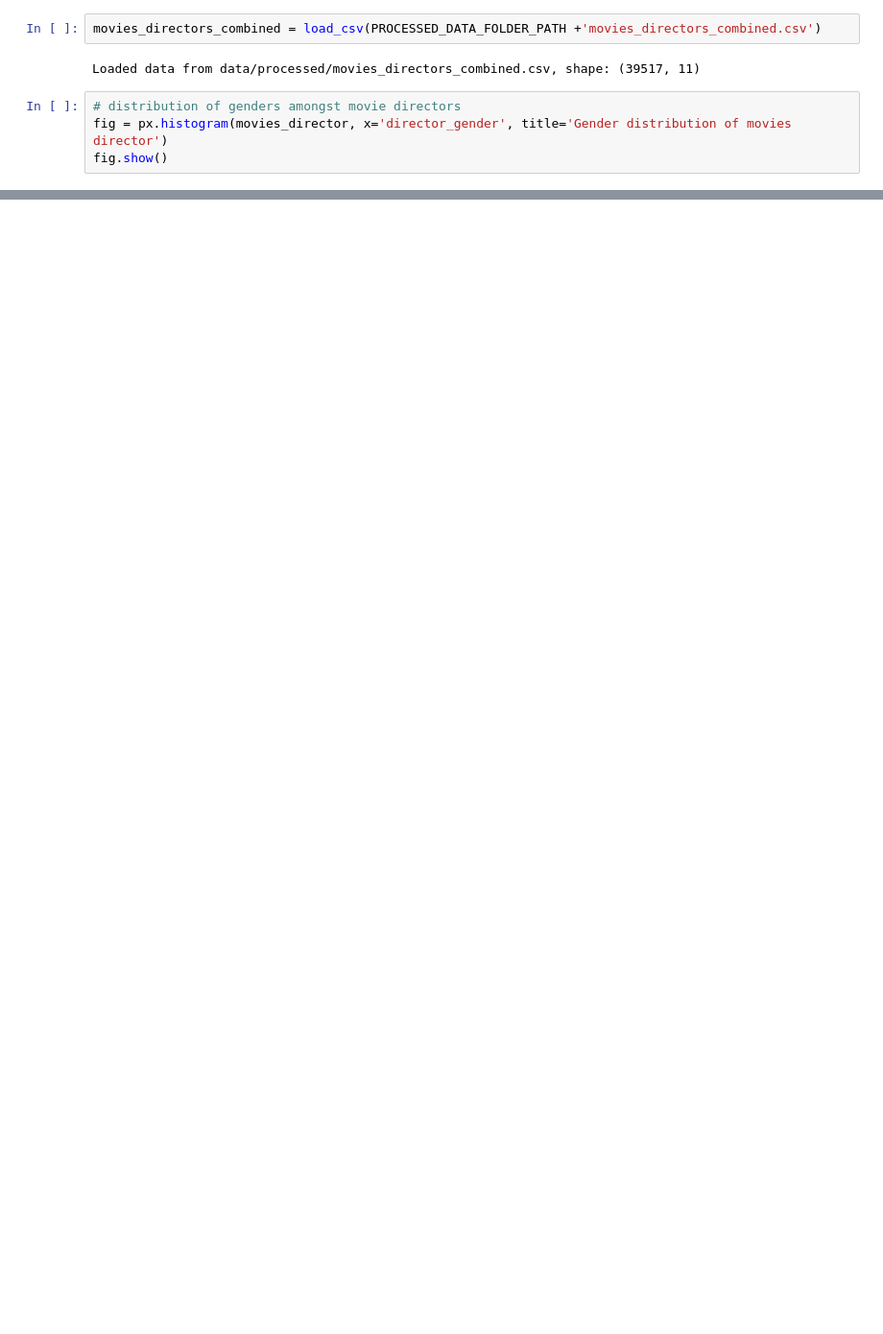
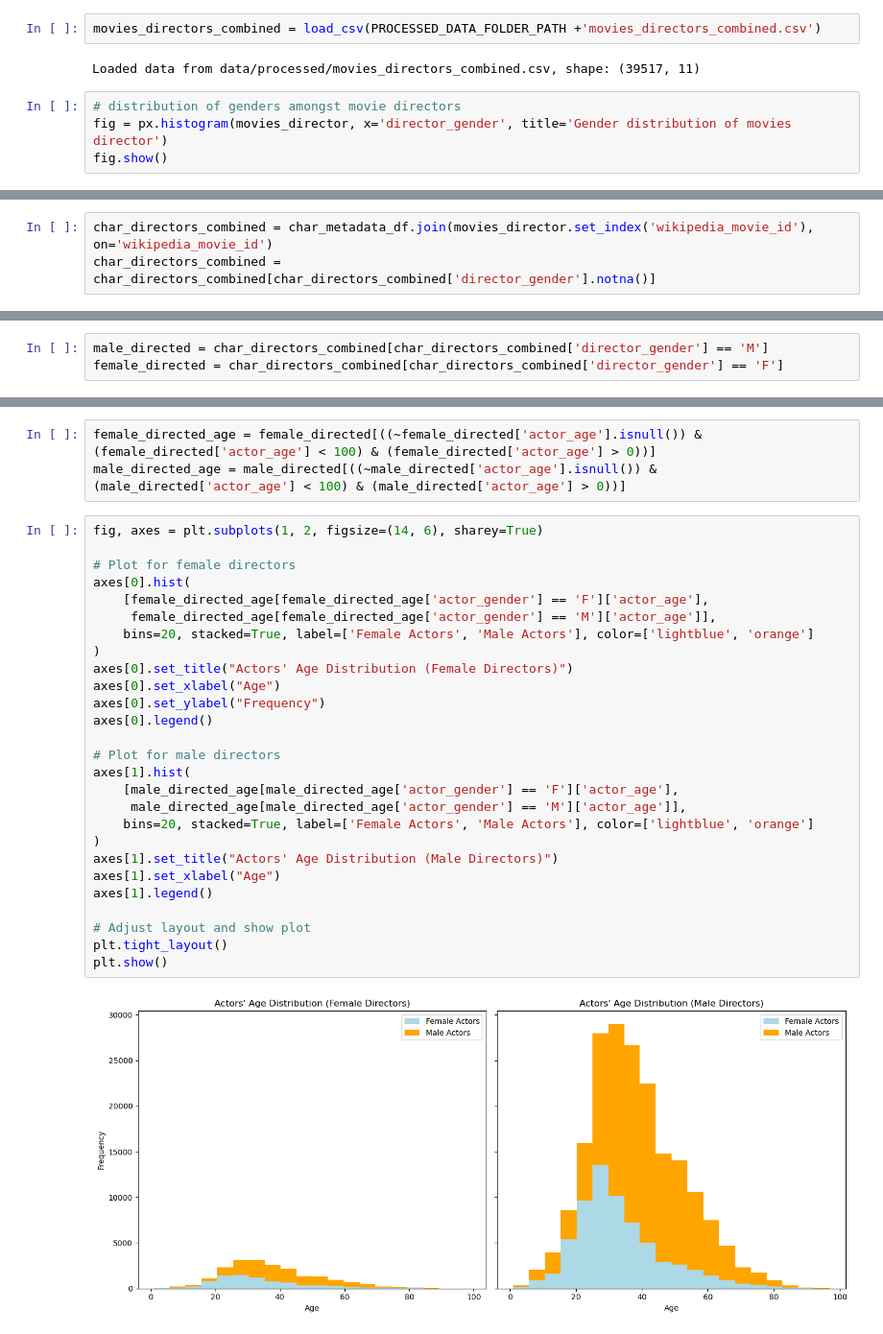
Before and after one commit to epfl-ada/ada-2024-project-adapocalypse, a Jupyter notebook: results.ipynb, the cells around one changed output, grey strips where cells are left out. Shown at 96% size. Saved outputs shown, nothing was run; the diff lists cells and outputs as text; blank space fills up the shorter version.

Commit message:
analysis on the gender distribution

```diff
--- a/results.ipynb
+++ b/results.ipynb
@@ -570,0 +570,3 @@ fig.show()
+# %%
+char_directors_combined = char_metadata_df.join(movies_director.set_index('wikipedia_movie_id'), on='wikipedia_movie_id')
+char_directors_combined = char_directors_combined[char_directors_combined['director_gender'].notna()]
@@ -570,0 +589,3 @@ fig.show()
+# %%
+male_directed = char_directors_combined[char_directors_combined['director_gender'] == 'M']
+female_directed = char_directors_combined[char_directors_combined['director_gender'] == 'F']
@@ -570,0 +711,32 @@ fig.show()
+# %%
+female_directed_age = female_directed[((~female_directed['actor_age'].isnull()) & (female_directed['actor_age'] < 100) & (female_directed['actor_age'] > 0))]
+male_directed_age = male_directed[((~male_directed['actor_age'].isnull()) & (male_directed['actor_age'] < 100) & (male_directed['actor_age'] > 0))]
+# %%
+fig, axes = plt.subplots(1, 2, figsize=(14, 6), sharey=True)
+
+# Plot for female directors
+axes[0].hist(
+    [female_directed_age[female_directed_age['actor_gender'] == 'F']['actor_age'],
+     female_directed_age[female_directed_age['actor_gender'] == 'M']['actor_age']],
+    bins=20, stacked=True, label=['Female Actors', 'Male Actors'], color=['lightblue', 'orange']
+)
+axes[0].set_title("Actors' Age Distribution (Female Directors)")
+axes[0].set_xlabel("Age")
+axes[0].set_ylabel("Frequency")
+axes[0].legend()
+
+# Plot for male directors
+axes[1].hist(
+    [male_directed_age[male_directed_age['actor_gender'] == 'F']['actor_age'],
+     male_directed_age[male_directed_age['actor_gender'] == 'M']['actor_age']],
+    bins=20, stacked=True, label=['Female Actors', 'Male Actors'], color=['lightblue', 'orange']
+)
+axes[1].set_title("Actors' Age Distribution (Male Directors)")
+axes[1].set_xlabel("Age")
+axes[1].legend()
+
+# Adjust layout and show plot
+plt.tight_layout()
+plt.show()
+# %% [output]
+[figure, added]
```
Also changed, not shown: parts of 23 cells of this notebook.
